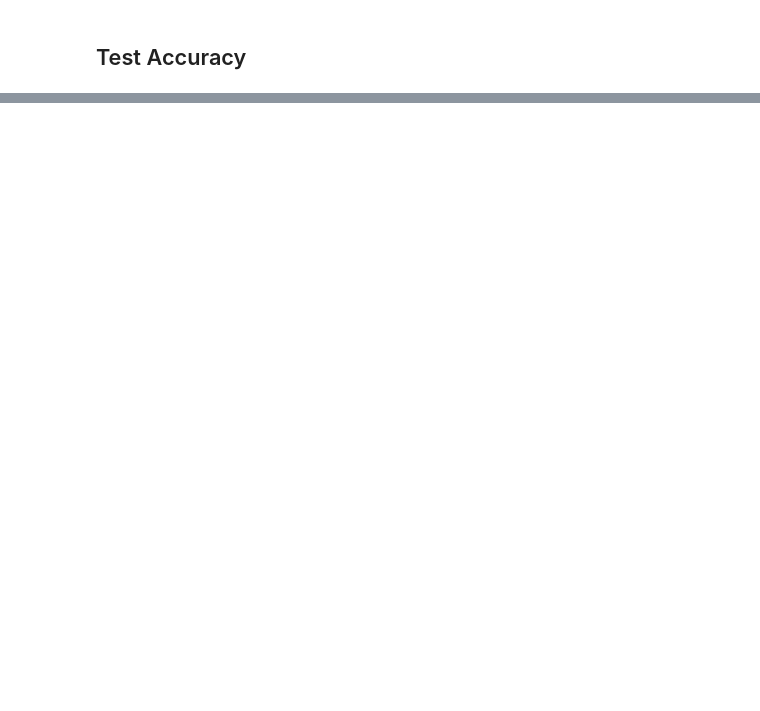
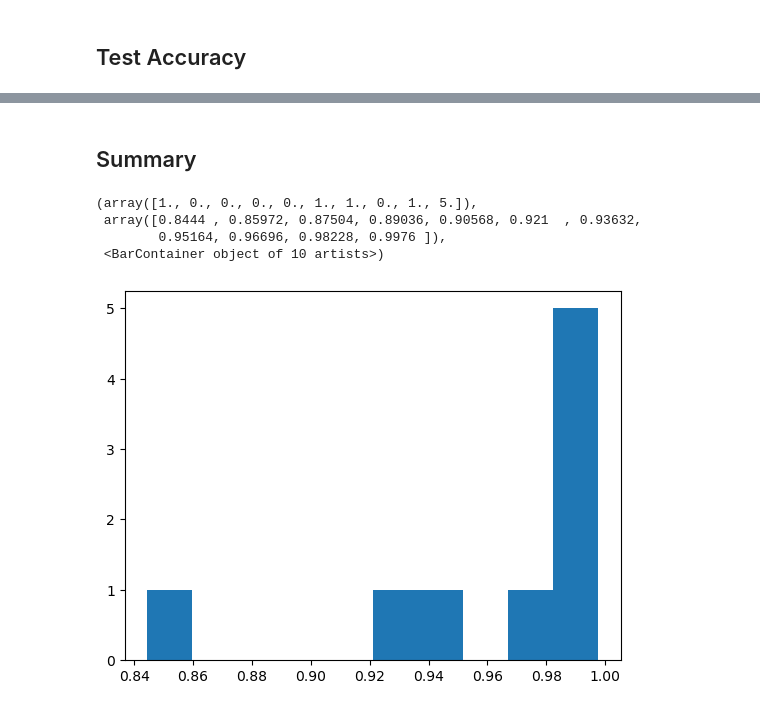
Before and after one commit to kulpojke/tree-mortality, a Jupyter notebook: src/test_geographic_outlier.ipynb, the cells around one changed output, grey strips where cells are left out. Saved outputs shown, nothing was run; the diff lists cells and outputs as text; code cells hidden in the pictures; blank space fills up the shorter version.

```diff
--- a/src/test_geographic_outlier.ipynb
+++ b/src/test_geographic_outlier.ipynb
@@ -82,13 +87,11 @@ with pm.Model() as model:
     observed = pm.Normal('observed', mu=mu, tau=1 / sigma**2, observed=data_roc_auc)
 
     # Posterior
-    trace = pm.sample(5000, tune=1000)
+    trace = pm.sample(10000, tune=2000)
 
 # Now we can look at the posterior predictive distribution to see how likely 0.9184 is, given the data
 with model:
     posterior_predictive = pm.sample_posterior_predictive(trace)
-
-roc_auc_values = posterior_predictive['observed_data']
 # %% [output]
 Auto-assigning NUTS sampler...
 Initializing NUTS using jitter+adapt_diag...
@@ -139,7 +143,7 @@ with pm.Model() as model:
     observed = pm.Normal('observed', mu=mu, tau=1 / sigma**2, observed=data)
 
     # Posterior
-    trace = pm.sample(5000, tune=1000)
+    trace = pm.sample(10000, tune=2000)
 
 # Now we can look at the posterior predictive distribution to see how likely 0.9184 is, given the data
 with model:
@@ -164,0 +193,16 @@ f'Target is {abs(target_value - draws.mean()) / draws.std():.2f} standard deviat
+# %%
+# model
+with pm.Model() as model:
+    # Prior
+    mu = pm.Uniform('mu', lower=0, upper=1)
+    sigma = pm.HalfNormal('sigma', tau=1 / 0.1**2)
+
+    # Likelihood
+    observed = pm.Normal('observed', mu=mu, tau=1 / sigma**2, observed=data_roc_auc)
+
+    # Posterior
+    trace = pm.sample(10000, tune=2000)
+
+# Now we can look at the posterior predictive distribution to see how likely 0.9184 is, given the data
+with model:
+    posterior_predictive = pm.sample_posterior_predictive(trace)
@@ -164,0 +327,10 @@ f'Target is {abs(target_value - draws.mean()) / draws.std():.2f} standard deviat
+# %% [markdown]
+## Summary
+# %%
+plt.hist(data)
+# %% [output]
+(array([1., 0., 0., 0., 0., 1., 1., 0., 1., 5.]),
+ array([0.8444 , 0.85972, 0.87504, 0.89036, 0.90568, 0.921  , 0.93632,
+        0.95164, 0.96696, 0.98228, 0.9976 ]),
+ <BarContainer object of 10 artists>)
+[figure, added]
```
Also changed, not shown: parts of 23 cells of this notebook.
